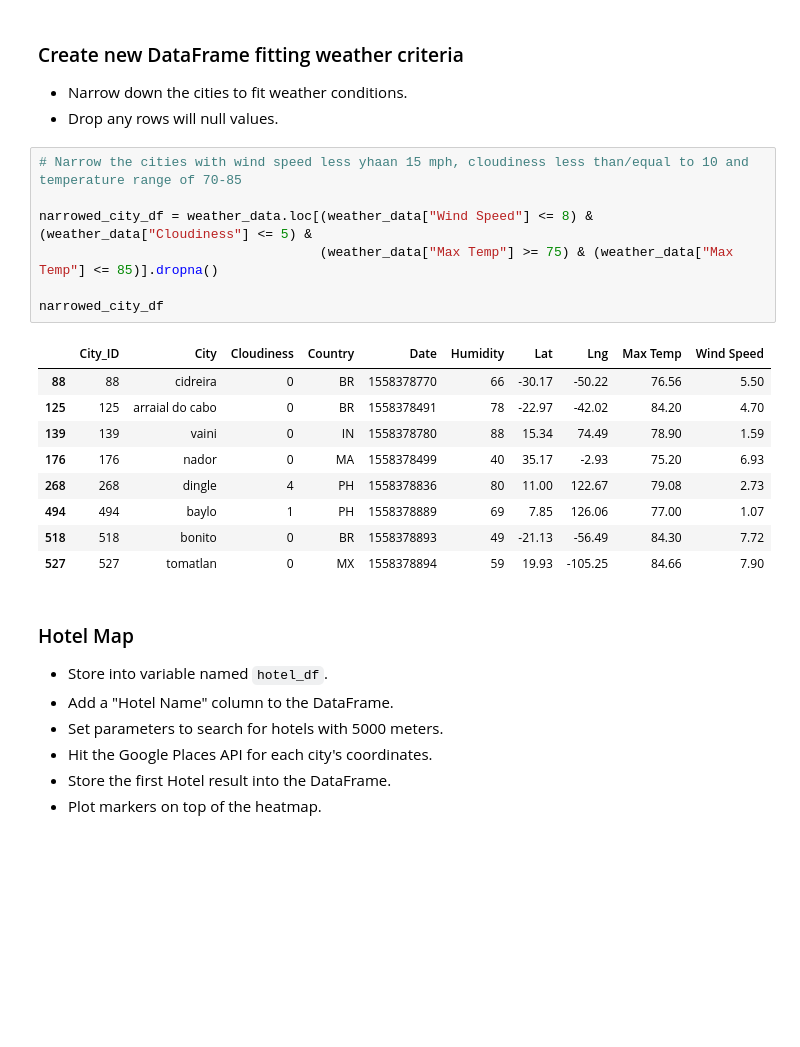
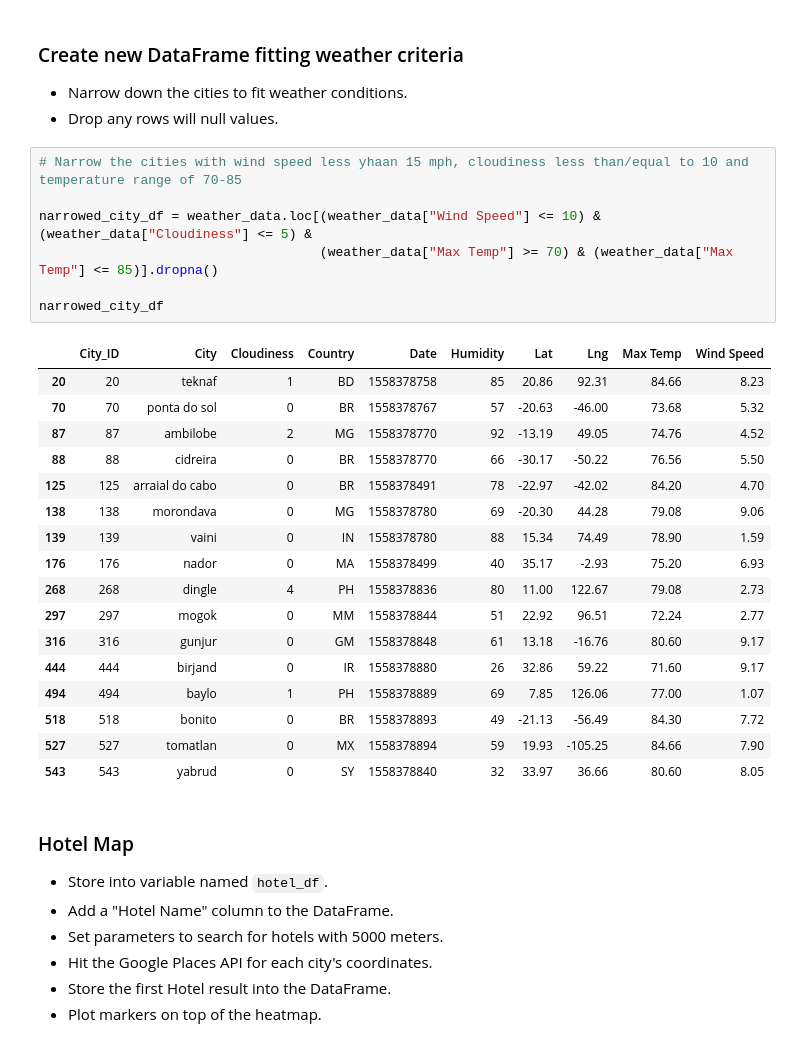
Before and after one commit to nicky-plat/Weather_and_Vacation_Analysis, a Jupyter notebook: Instructions/VacationPy_Nick.ipynb, the cells around one changed output. Drawn from its saved outputs; the diff is of its cells as text; blank space fills up the shorter version.

```diff
--- a/Instructions/VacationPy_Nick.ipynb
+++ b/Instructions/VacationPy_Nick.ipynb
@@ -78,20 +78,28 @@ max_intensity
 # %%
 # Narrow the cities with wind speed less yhaan 15 mph, cloudiness less than/equal to 10 and temperature range of 70-85
 
-narrowed_city_df = weather_data.loc[(weather_data["Wind Speed"] <= 8) & (weather_data["Cloudiness"] <= 5) &
-                                    (weather_data["Max Temp"] >= 75) & (weather_data["Max Temp"] <= 85)].dropna()
+narrowed_city_df = weather_data.loc[(weather_data["Wind Speed"] <= 10) & (weather_data["Cloudiness"] <= 5) &
+                                    (weather_data["Max Temp"] >= 70) & (weather_data["Max Temp"] <= 85)].dropna()
 
 narrowed_city_df
 # %% [output]
 |  | City_ID | City | Cloudiness | Country | Date | Humidity | Lat | Lng | Max Temp | Wind Speed |
+| 20 | 20 | teknaf | 1 | BD | 1558378758 | 85 | 20.86 | 92.31 | 84.66 | 8.23 |
+| 70 | 70 | ponta do sol | 0 | BR | 1558378767 | 57 | -20.63 | -46.00 | 73.68 | 5.32 |
+| 87 | 87 | ambilobe | 2 | MG | 1558378770 | 92 | -13.19 | 49.05 | 74.76 | 4.52 |
 | 88 | 88 | cidreira | 0 | BR | 1558378770 | 66 | -30.17 | -50.22 | 76.56 | 5.50 |
 | 125 | 125 | arraial do cabo | 0 | BR | 1558378491 | 78 | -22.97 | -42.02 | 84.20 | 4.70 |
+| 138 | 138 | morondava | 0 | MG | 1558378780 | 69 | -20.30 | 44.28 | 79.08 | 9.06 |
 | 139 | 139 | vaini | 0 | IN | 1558378780 | 88 | 15.34 | 74.49 | 78.90 | 1.59 |
 | 176 | 176 | nador | 0 | MA | 1558378499 | 40 | 35.17 | -2.93 | 75.20 | 6.93 |
 | 268 | 268 | dingle | 4 | PH | 1558378836 | 80 | 11.00 | 122.67 | 79.08 | 2.73 |
+| 297 | 297 | mogok | 0 | MM | 1558378844 | 51 | 22.92 | 96.51 | 72.24 | 2.77 |
+| 316 | 316 | gunjur | 0 | GM | 1558378848 | 61 | 13.18 | -16.76 | 80.60 | 9.17 |
+| 444 | 444 | birjand | 0 | IR | 1558378880 | 26 | 32.86 | 59.22 | 71.60 | 9.17 |
 | 494 | 494 | baylo | 1 | PH | 1558378889 | 69 | 7.85 | 126.06 | 77.00 | 1.07 |
 | 518 | 518 | bonito | 0 | BR | 1558378893 | 49 | -21.13 | -56.49 | 84.30 | 7.72 |
 | 527 | 527 | tomatlan | 0 | MX | 1558378894 | 59 | 19.93 | -105.25 | 84.66 | 7.90 |
+| 543 | 543 | yabrud | 0 | SY | 1558378840 | 32 | 33.97 | 36.66 | 80.60 | 8.05 |
 # %% [markdown]
 ### Hotel Map
 * Store into variable named `hotel_df`.
```
Also changed, not shown: parts of 5 cells of this notebook, 5 other files.
